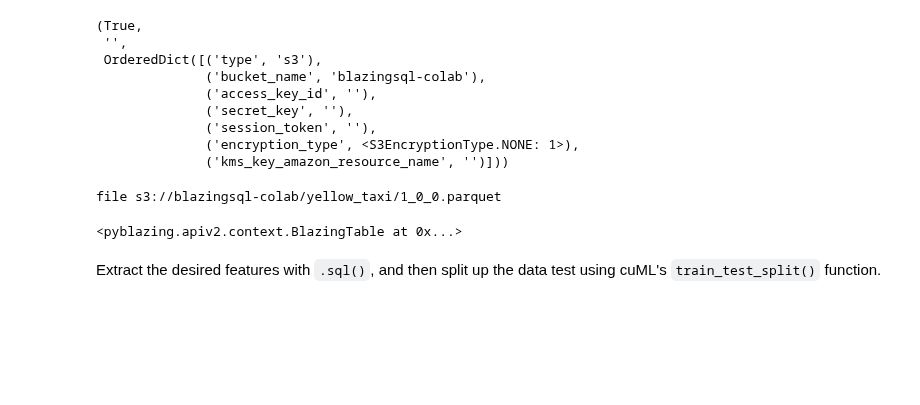
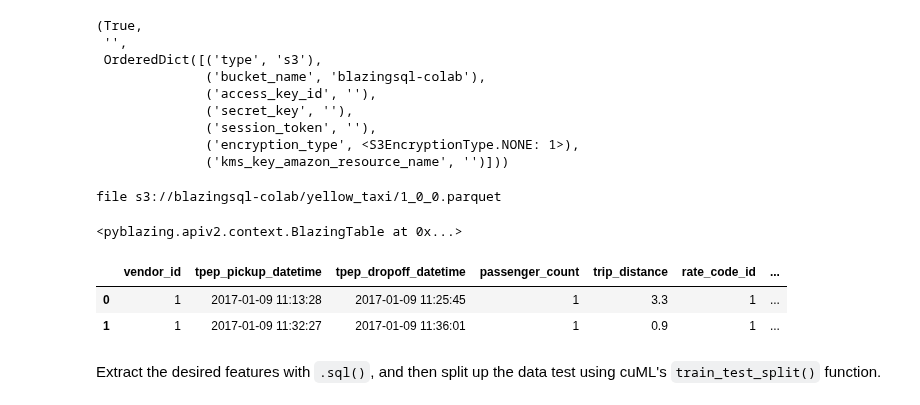
Before and after one commit to BlazingDB/Welcome_to_BlazingSQL_Notebooks, a Jupyter notebook: intro_notebooks/machine_learning.ipynb, the cells around one changed output. Saved outputs shown, nothing was run; the diff lists cells and outputs as text; code cells hidden in the pictures; blank space fills up the shorter version.

```diff
--- a/intro_notebooks/machine_learning.ipynb
+++ b/intro_notebooks/machine_learning.ipynb
@@ -64,6 +69,13 @@ bc.create_table('taxi','s3://blazingsql-colab/yellow_taxi/1_0_0.parquet')
 # %% [output]
 file s3://blazingsql-colab/yellow_taxi/1_0_0.parquet
 <pyblazing.apiv2.context.BlazingTable at 0x...>
+# %%
+# display the first few rows to see how the table looks
+bc.sql('SELECT * FROM taxi LIMIT 2')
+# %% [output]
+|  | vendor_id | tpep_pickup_datetime | tpep_dropoff_datetime | passenger_count | trip_distance | rate_code_id | ... |
+| 0 | 1 | 2017-01-09 11:13:28 | 2017-01-09 11:25:45 | 1 | 3.3 | 1 | ... |
+| 1 | 1 | 2017-01-09 11:32:27 | 2017-01-09 11:36:01 | 1 | 0.9 | 1 | ... |
 # %% [markdown]
 Extract the desired features with `.sql()`, and then split up the data test using cuML's `train_test_split()` function.
 # %%
```
Also changed, not shown: parts of 6 cells of this notebook, 4 other files.
